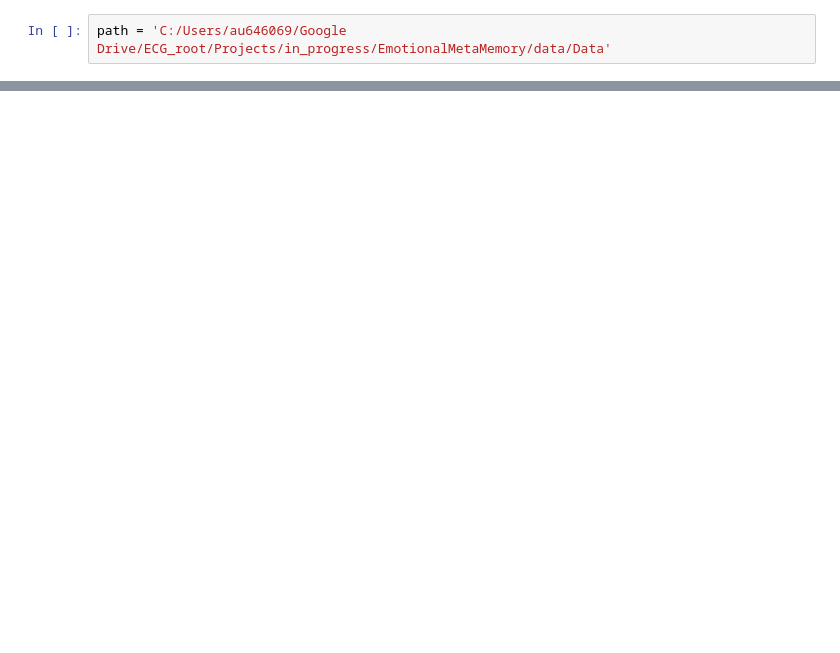
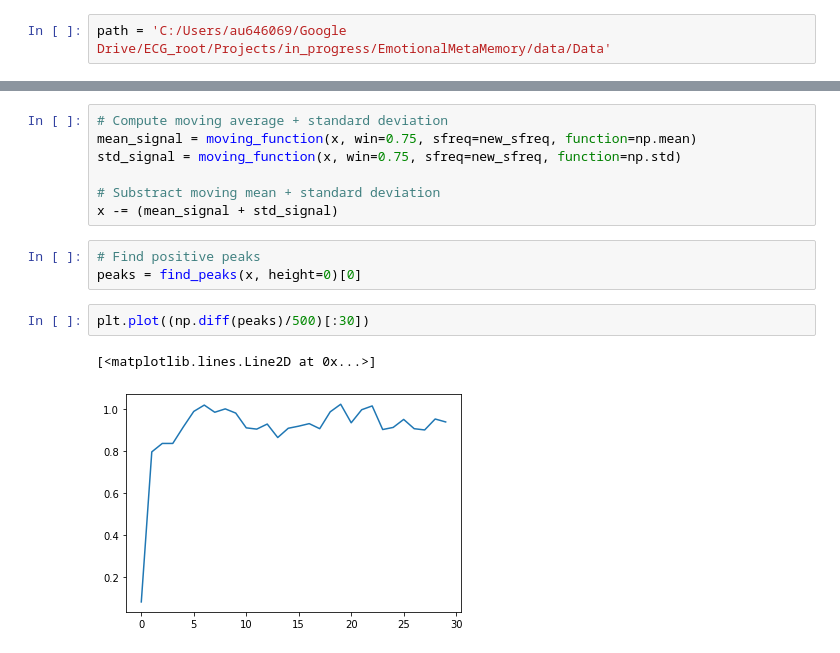
Before and after one commit to embodied-computation-group/systole, a Jupyter notebook: Examples/Untitled.ipynb, the cells around one changed output, grey strips where cells are left out. Drawn from its saved outputs; the diff is of its cells as text; blank space fills up the shorter version.

```diff
--- a/Examples/Untitled.ipynb
+++ b/Examples/Untitled.ipynb
@@ -19,0 +131,15 @@ for root, dirs, files in os.walk(path):
+# %%
+# Compute moving average + standard deviation
+mean_signal = moving_function(x, win=0.75, sfreq=new_sfreq, function=np.mean)
+std_signal = moving_function(x, win=0.75, sfreq=new_sfreq, function=np.std)
+
+# Substract moving mean + standard deviation
+x -= (mean_signal + std_signal)
+# %%
+# Find positive peaks
+peaks = find_peaks(x, height=0)[0]
+# %%
+plt.plot((np.diff(peaks)/500)[:30])
+# %% [output]
+[<matplotlib.lines.Line2D at 0x...>]
+[figure, added]
```
Also changed, not shown: parts of 15 cells of this notebook, 19 other files.
